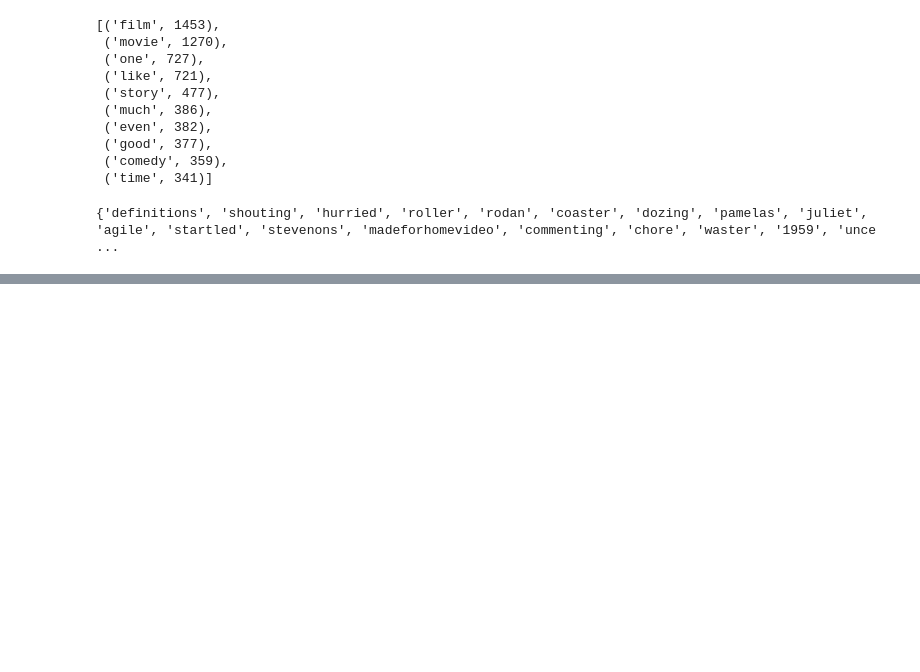
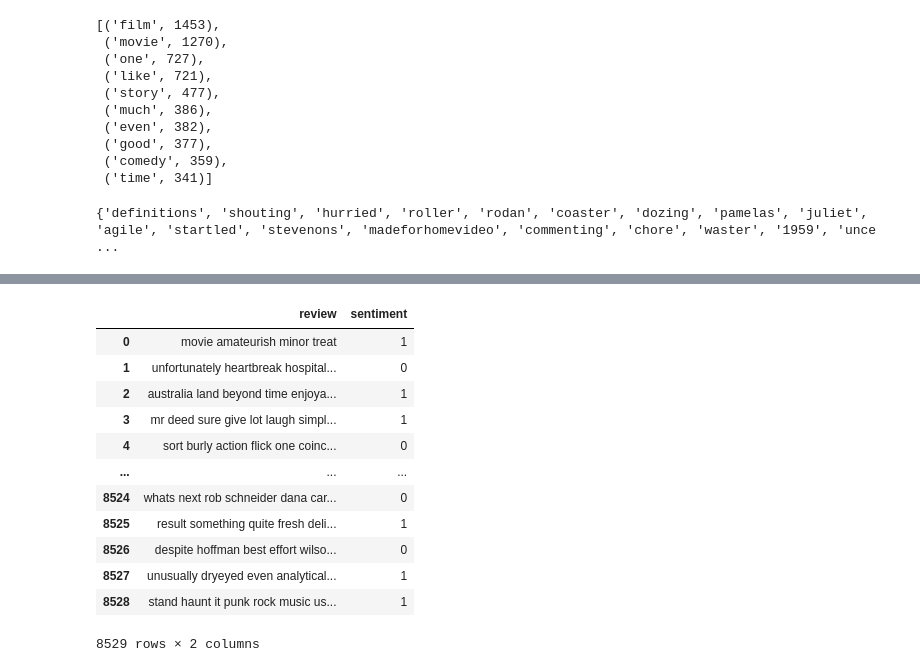
Before and after one commit to Aditk23/NetflixSentimentAnalysis, a Jupyter notebook: Text_Preprocessing.ipynb, the cells around one changed output, grey strips where cells are left out. Saved outputs shown, nothing was run; the diff lists cells and outputs as text; code cells hidden in the pictures; blank space fills up the shorter version.

```diff
--- a/Text_Preprocessing.ipynb
+++ b/Text_Preprocessing.ipynb
@@ -189,0 +236,21 @@ df.head()
+# %%
+X_train,X_test,y_train,y_test = train_test_split(df['text_lemmatized'].values,all_data['sentiment'].values,test_size=0.2,random_state=365)
+# %%
+train_data = pd.DataFrame({'review':X_train , 'sentiment':y_train})
+test_data = pd.DataFrame({'review':X_test , 'sentiment':y_test})
+# %%
+train_data
+# %% [output]
+|  | review | sentiment |
+| 0 | movie amateurish minor treat | 1 |
+| 1 | unfortunately heartbreak hospital... | 0 |
+| 2 | australia land beyond time enjoya... | 1 |
+| 3 | mr deed sure give lot laugh simpl... | 1 |
+| 4 | sort burly action flick one coinc... | 0 |
+| ... | ... | ... |
+| 8524 | whats next rob schneider dana car... | 0 |
+| 8525 | result something quite fresh deli... | 1 |
+| 8526 | despite hoffman best effort wilso... | 0 |
+| 8527 | unusually dryeyed even analytical... | 1 |
+| 8528 | stand haunt it punk rock music us... | 1 |
+8529 rows × 2 columns
```
Also changed, not shown: parts of 5 cells of this notebook.
